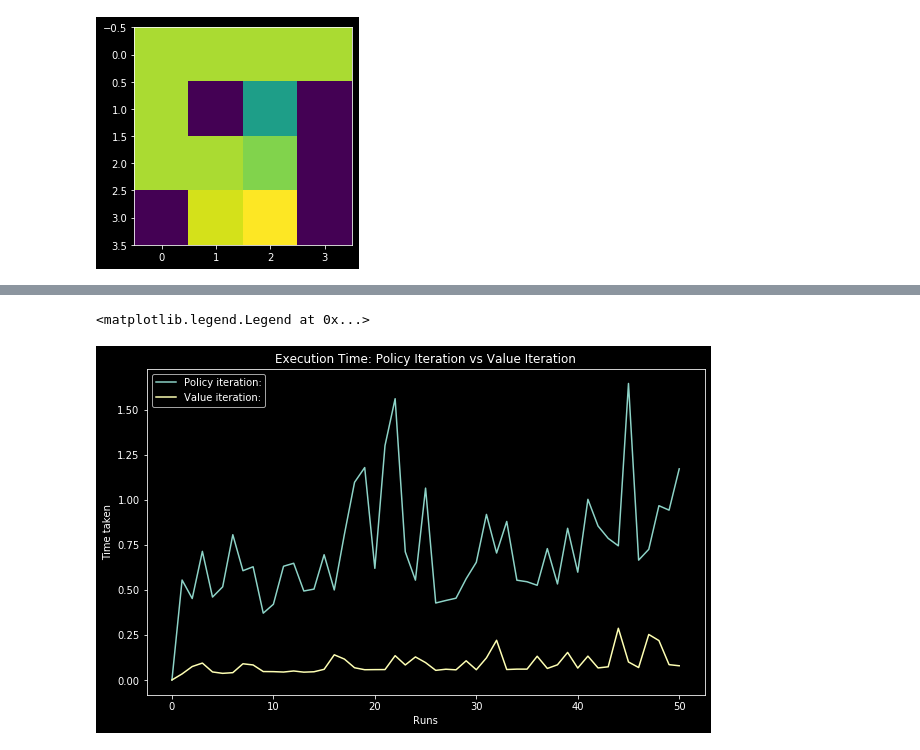
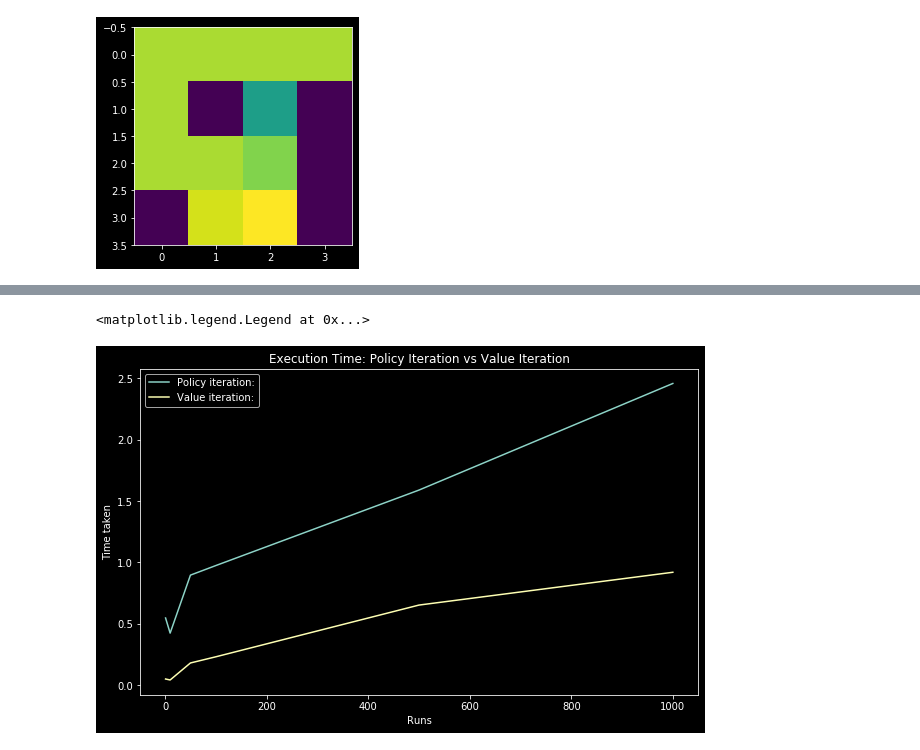
Before and after one commit to SasankYadati/FrozenLake-DP, a Jupyter notebook: FrozenLake-DP-experiments.ipynb, the cells around one changed output, grey strips where cells are left out. Drawn from its saved outputs; the diff is of its cells as text; code cells hidden in the pictures.

Commit message:
exec time

```diff
--- a/FrozenLake-DP-experiments.ipynb
+++ b/FrozenLake-DP-experiments.ipynb
@@ -100,15 +103,15 @@ print(pi_time, vi_time)
 # %%
 fig, ax = plt.subplots(figsize=(10, 6))  # Create a figure and an axes.
-ax.plot(range(num_runs+1), pi_time, label="Policy iteration:")
-ax.plot(range(num_runs+1), vi_time, label="Value iteration:")
+ax.plot(num_runs_options, pi_time, label="Policy iteration:")
+ax.plot(num_runs_options, vi_time, label="Value iteration:")
 ax.grid(False)
 ax.set_xlabel('Runs')  # Add an x-label to the axes.
 ax.set_ylabel('Time taken')  # Add a y-label to the axes.
 ax.set_title("Execution Time: Policy Iteration vs Value Iteration")  # Add a title to the axes.
 ax.legend()  # Add a legend.
 # %% [output]
 <matplotlib.legend.Legend at 0x...>
-[figure, old version]
+[figure, new version]
 # %%
 import gym
 from MarkovDecisionProcess import MarkovDecisionProcess as MDP
```
Also changed, not shown: parts of 3 cells of this notebook.
